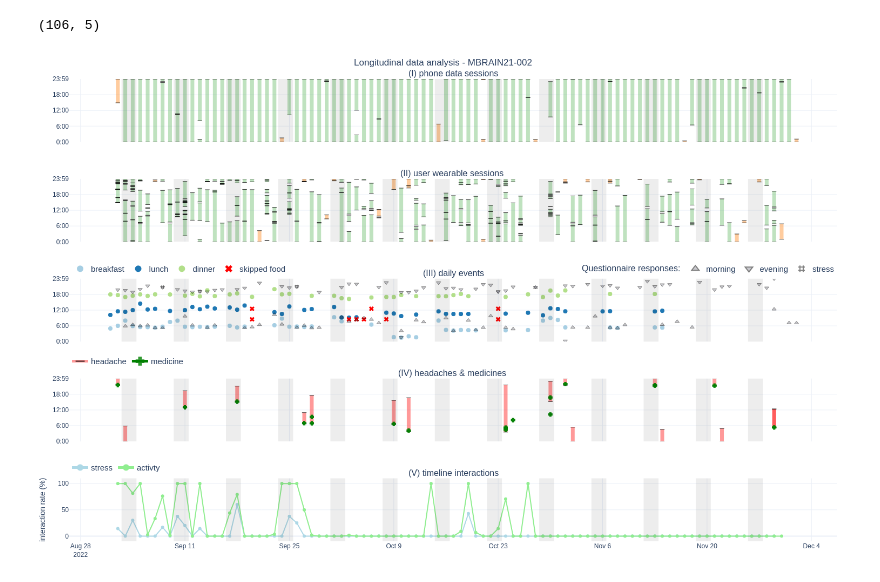
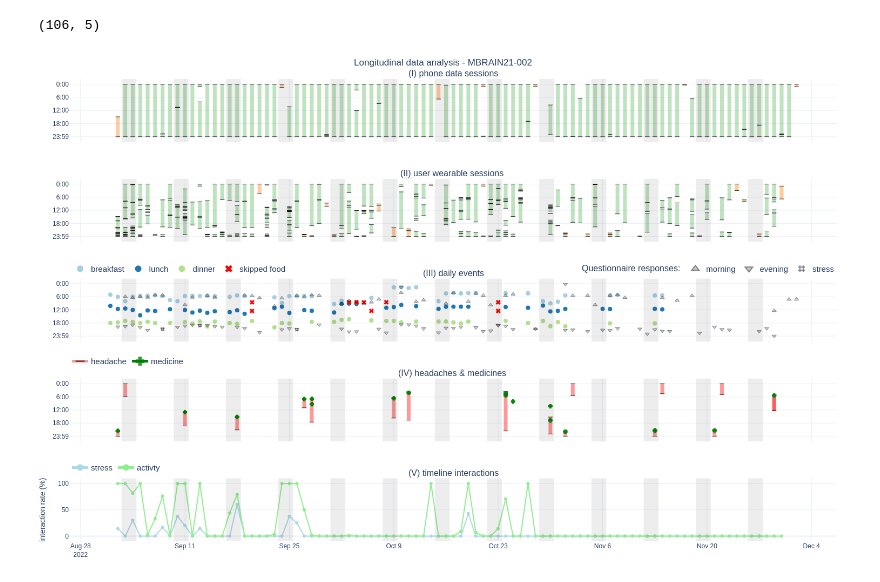
Before and after one commit to predict-idlab/data-quality-challenges-wearables, a Jupyter notebook: notebooks/mBrain/C1_participant_compliance.ipynb, the cells around one changed output. Saved outputs shown, nothing was run; the diff lists cells and outputs as text; code cells hidden in the pictures.

```diff
--- a/notebooks/mBrain/C1_participant_compliance.ipynb
+++ b/notebooks/mBrain/C1_participant_compliance.ipynb
@@ -599,6 +599,7 @@ for row, col in [(1, 1), (2, 1), (3, 1), (4, 1)]:
             dt.replace(hour=23, minute=59),
         ],
         range=[dt.replace(hour=0), dt + pd.Timedelta(days=1)],
+        autorange='reversed',
         row=row,
         col=col,
     )
@@ -616,31 +617,31 @@ fig.update_layout(
     template="plotly_white",
     margin=dict(l=20, r=20, t=50, b=20),
     legend=dict(**l_props, y=0.57),
     legend2=dict(
         y=0.57,
         title_text='Questionnaire responses:',
         title_font_size=16,
         **dict(
             orientation="h",
             yanchor="bottom",
             xanchor="right",
             x=1,
             font_size=15,
             itemsizing="constant",
         ),
     ),
     legend3=dict(**l_props, y=0.37),
     legend4=dict(**l_props, y=0.14),
 )
 
 if USE_PNG or True:  # False:
     fig.show(renderer="png", width=1500, height=950)
     fig.write_html(
         figure_dir / "C1_user_compliance_MBRAIN.html",
         include_plotlyjs="cdn",
         full_html=False,
     )
 else:
     fig.show()
 # %% [output]
-[figure, old version]
+[figure, new version]
```
Also changed, not shown: 2 other files.
